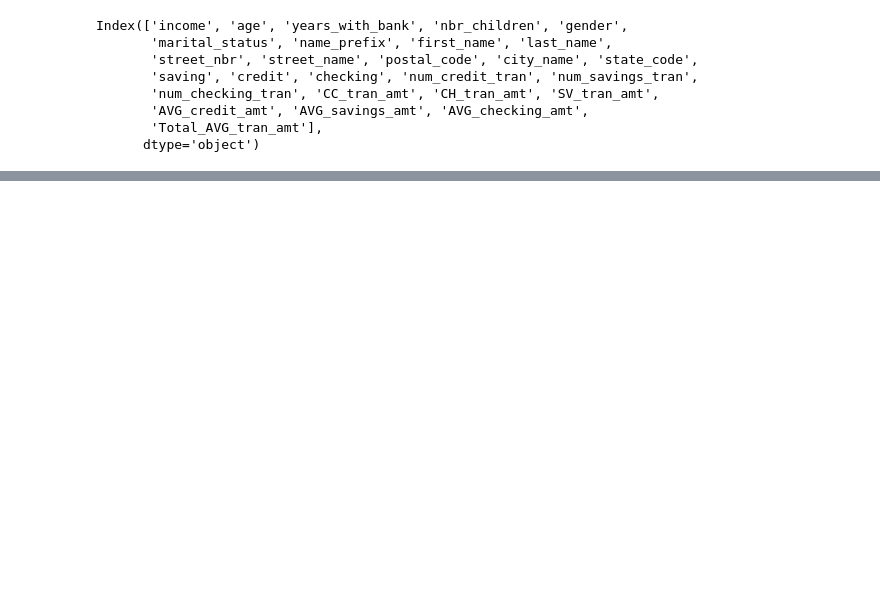
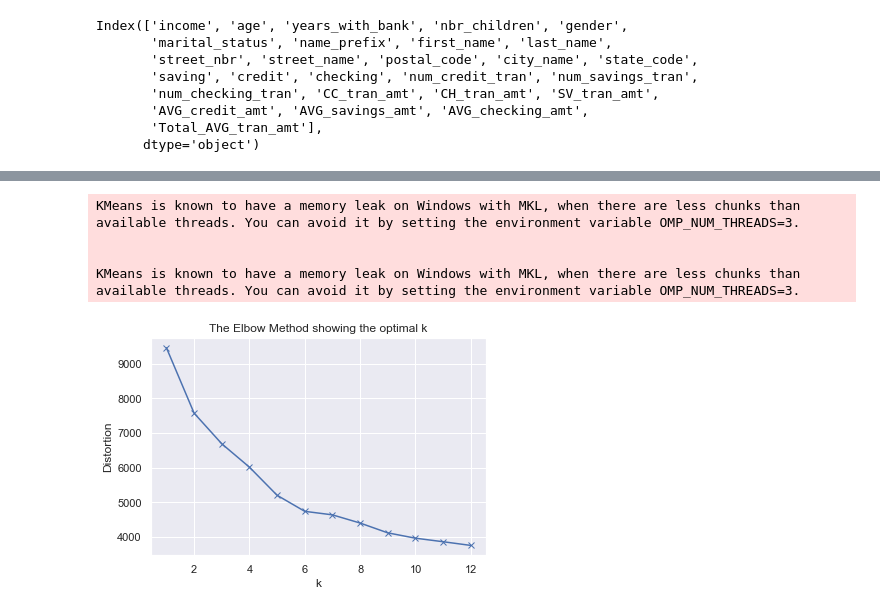
Before and after one commit to def-gthill/mini-project-banking, a Jupyter notebook: mini-project-III.ipynb, the cells around one changed output, grey strips where cells are left out. Drawn from its saved outputs; the diff is of its cells as text; code cells hidden in the pictures; blank space fills up the shorter version.

```diff
--- a/mini-project-III.ipynb
+++ b/mini-project-III.ipynb
@@ -114,0 +98,2 @@ test2
+# %%
+test2=test2.fillna(0)
@@ -144,0 +113,7 @@ test2
+# %%
+import numpy as np
+from sklearn.datasets import fetch_lfw_people
+import matplotlib.pyplot as plt
+import seaborn as sns; sns.set()
+df_f=test2[['saving','credit','checking','num_savings_tran','num_credit_tran','num_checking_tran','SV_tran_amt','CC_tran_amt','CH_tran_amt','AVG_savings_amt','AVG_credit_amt','AVG_checking_amt','Total_AVG_tran_amt']]
+df_f
@@ -144,0 +135,7 @@ test2
+# %%
+# kmeans
+from sklearn.cluster import KMeans
+import numpy as np
+X=df_f
+kmeans = KMeans(n_clusters=6, random_state=0).fit(X)
+kmeans.labels_
@@ -144,0 +160,27 @@ test2
+# %%
+from sklearn.cluster import KMeans
+from sklearn import metrics
+from scipy.spatial.distance import cdist
+import numpy as np
+import matplotlib.pyplot as plt
+
+# k means determine k
+distortions = []
+K = range(1,13)
+for k in K:
+    kmeanModel = KMeans(n_clusters=k).fit(df_f)
+    kmeanModel.fit(df_f)
+    distortions.append(sum(np.min(cdist(df_f, kmeanModel.cluster_centers_, 'euclidean'), axis=1)) / X.shape[0])
+
+# Plot the elbow
+plt.plot(K, distortions, 'bx-')
+plt.xlabel('k')
+plt.ylabel('Distortion')
+plt.title('The Elbow Method showing the optimal k')
+plt.show()
+# %% [output]
+KMeans is known to have a memory leak on Windows with MKL, when there are less chunks than available threads. You can avoid it by setting the environment variable OMP_NUM_THREADS=3.
+
+
+KMeans is known to have a memory leak on Windows with MKL, when there are less chunks than available threads. You can avoid it by setting the environment variable OMP_NUM_THREADS=3.
+[figure, added]
```
Also changed, not shown: parts of 26 cells of this notebook.
